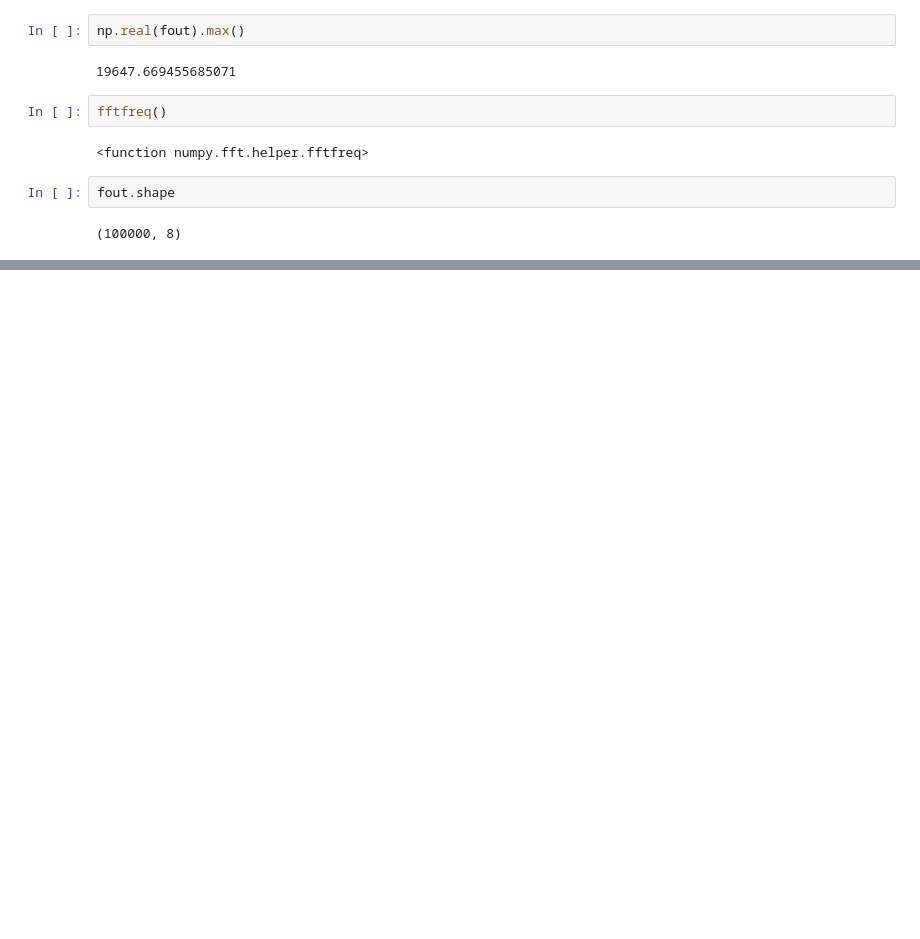
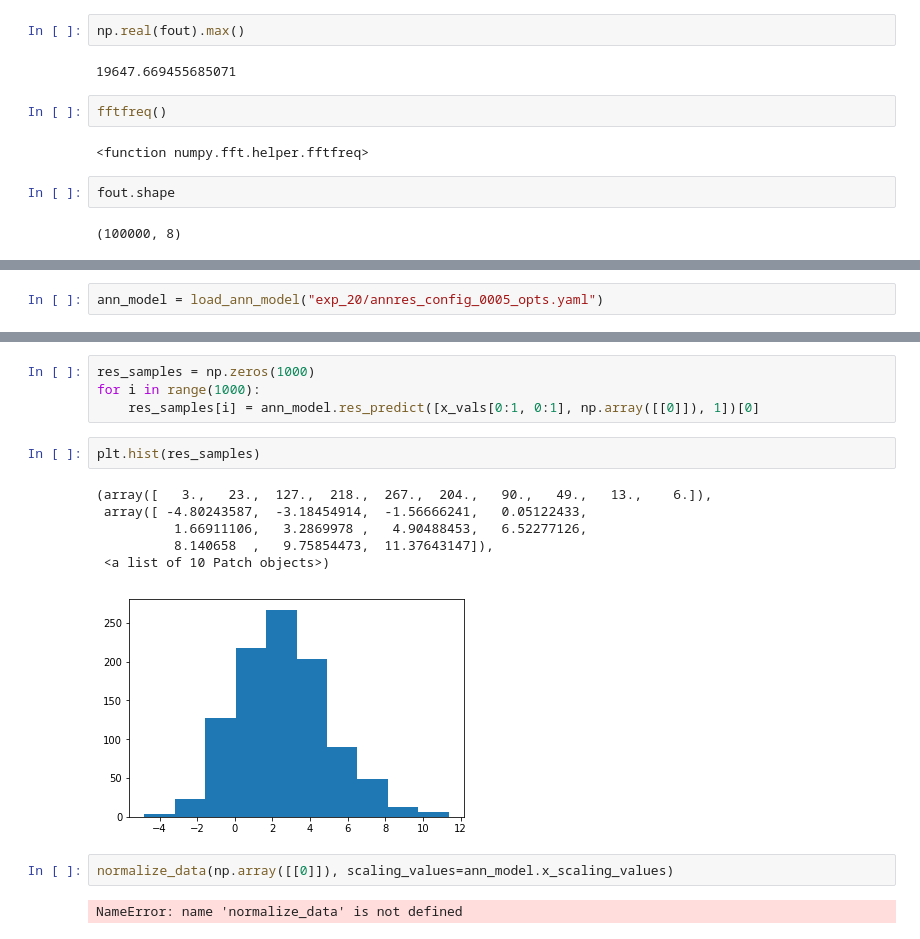
Before and after one commit to djgagne/lorenz_gan, a Jupyter notebook: notebooks/lorenz_gan_eval.ipynb, the cells around one changed output, grey strips where cells are left out. Cells and saved outputs as stored; diff of their text form; blank space fills up the shorter version.

```diff
--- a/notebooks/lorenz_gan_eval.ipynb
+++ b/notebooks/lorenz_gan_eval.ipynb
@@ -789,0 +797,2 @@ fout.shape
+# %%
+ann_model = load_ann_model("exp_20/annres_config_0005_opts.yaml")
@@ -789,0 +851,17 @@ fout.shape
+# %%
+res_samples = np.zeros(1000)
+for i in range(1000):
+    res_samples[i] = ann_model.res_predict([x_vals[0:1, 0:1], np.array([[0]]), 1])[0]
+# %%
+plt.hist(res_samples)
+# %% [output]
+(array([   3.,   23.,  127.,  218.,  267.,  204.,   90.,   49.,   13.,    6.]),
+ array([ -4.80243587,  -3.18454914,  -1.56666241,   0.05122433,
+          1.66911106,   3.2869978 ,   4.90488453,   6.52277126,
+          8.140658  ,   9.75854473,  11.37643147]),
+ <a list of 10 Patch objects>)
+[figure, added]
+# %%
+normalize_data(np.array([[0]]), scaling_values=ann_model.x_scaling_values)
+# %% [output]
+NameError: name 'normalize_data' is not defined
```
Also changed, not shown: parts of 9 cells of this notebook, 6 other files.
